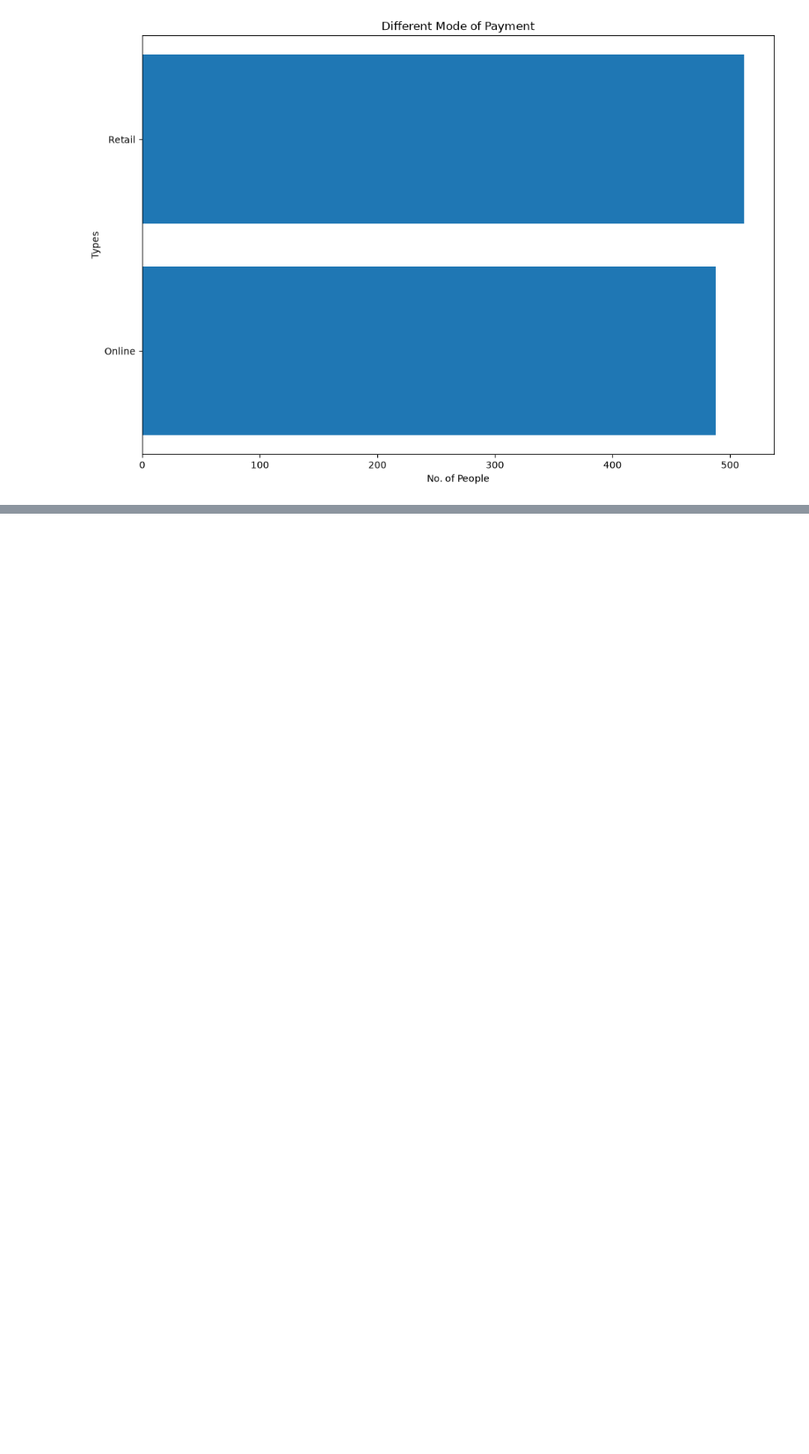
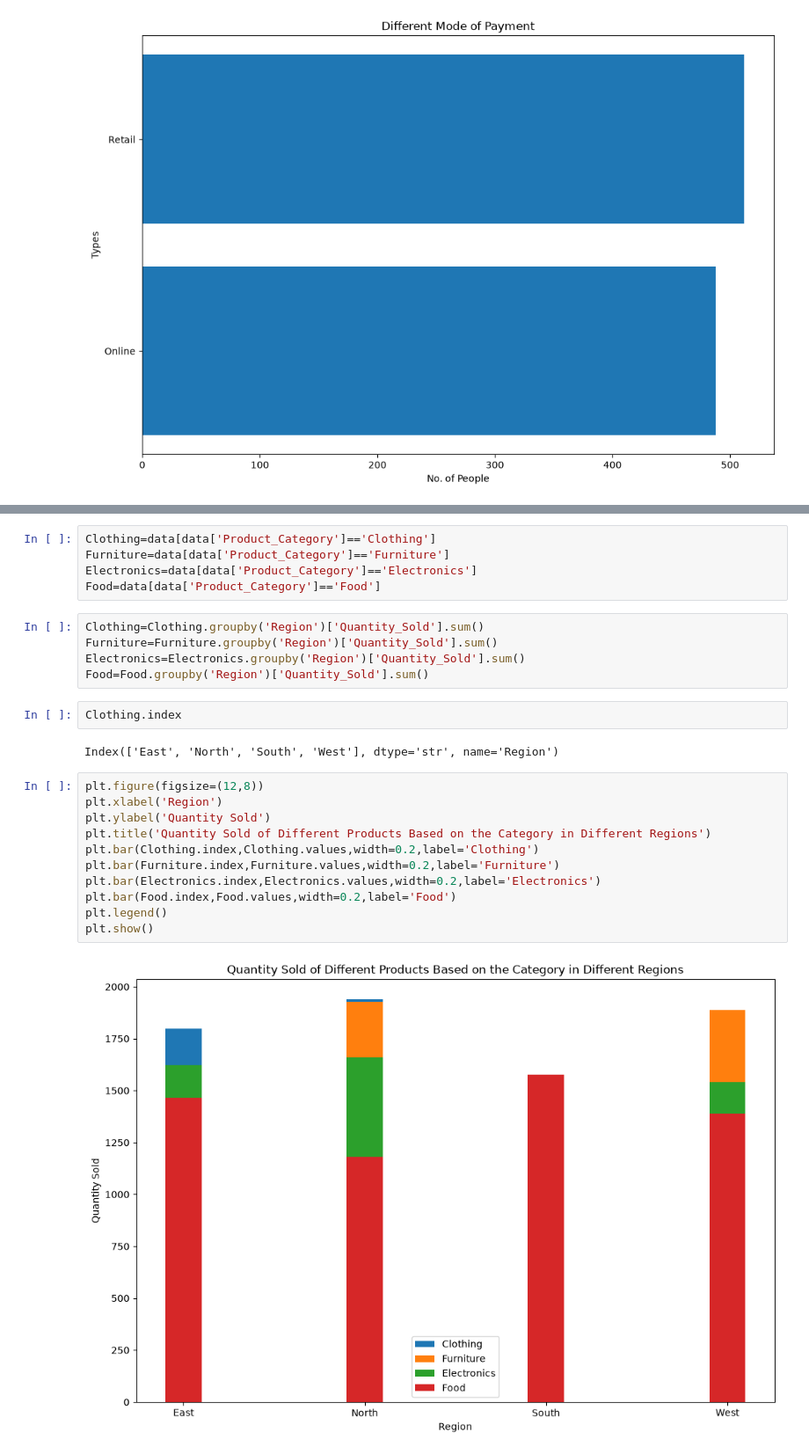
Before and after one commit to ashishsingh200/GEN-AI-COURSES, a Jupyter notebook: Assignments/GEN AI Assignment-11(ASHISH)/Tasks_sol.ipynb, the cells around one changed output, grey strips where cells are left out. Shown at 88% size. Saved outputs shown, nothing was run; the diff lists cells and outputs as text; blank space fills up the shorter version.

```diff
--- a/Assignments/GEN AI Assignment-11(ASHISH)/Tasks_sol.ipynb
+++ b/Assignments/GEN AI Assignment-11(ASHISH)/Tasks_sol.ipynb
@@ -170,0 +235,27 @@ Name: count, dtype: int64
+# %%
+Clothing=data[data['Product_Category']=='Clothing']
+Furniture=data[data['Product_Category']=='Furniture']
+Electronics=data[data['Product_Category']=='Electronics']
+Food=data[data['Product_Category']=='Food']
+# %%
+Clothing=Clothing.groupby('Region')['Quantity_Sold'].sum()
+Furniture=Furniture.groupby('Region')['Quantity_Sold'].sum()
+Electronics=Electronics.groupby('Region')['Quantity_Sold'].sum()
+Food=Food.groupby('Region')['Quantity_Sold'].sum()
+# %%
+Clothing.index
+# %% [output]
+Index(['East', 'North', 'South', 'West'], dtype='str', name='Region')
+# %%
+plt.figure(figsize=(12,8))
+plt.xlabel('Region')
+plt.ylabel('Quantity Sold')
+plt.title('Quantity Sold of Different Products Based on the Category in Different Regions')
+plt.bar(Clothing.index,Clothing.values,width=0.2,label='Clothing')
+plt.bar(Furniture.index,Furniture.values,width=0.2,label='Furniture')
+plt.bar(Electronics.index,Electronics.values,width=0.2,label='Electronics')
+plt.bar(Food.index,Food.values,width=0.2,label='Food')
+plt.legend()
+plt.show()
+# %% [output]
+[figure, added]
```
Also changed, not shown: parts of 22 cells of this notebook, 4 other files.
